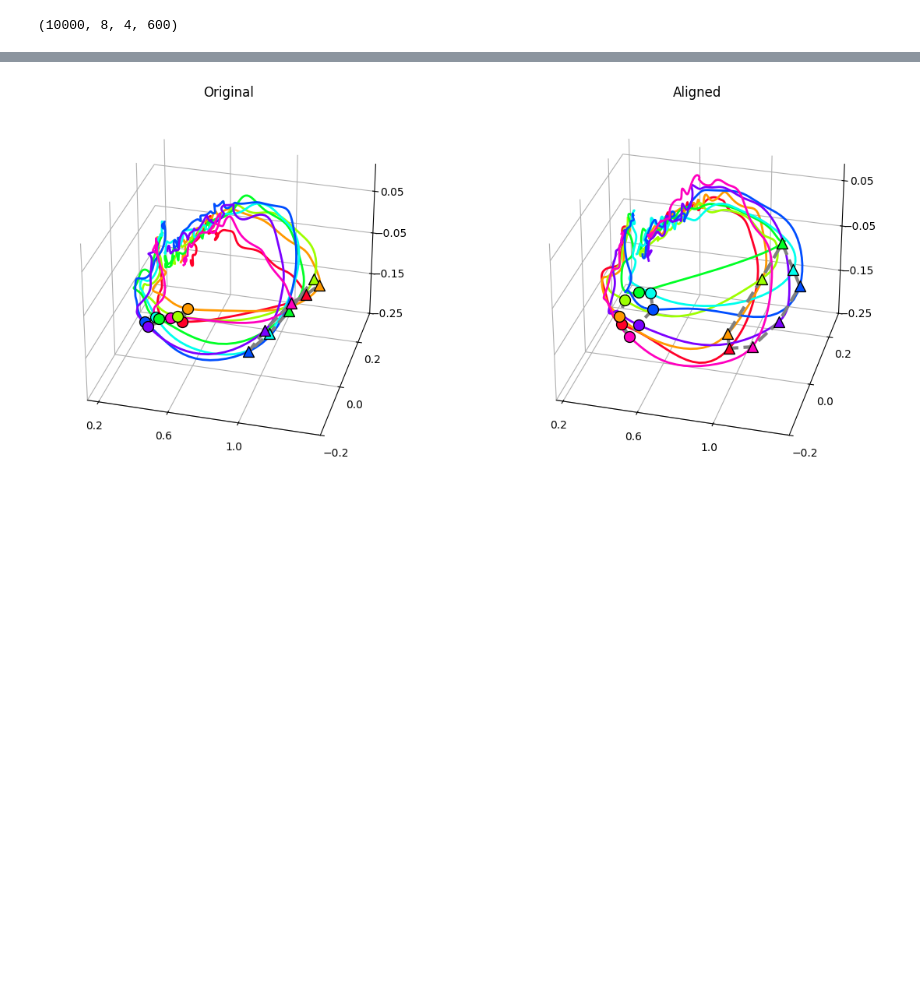
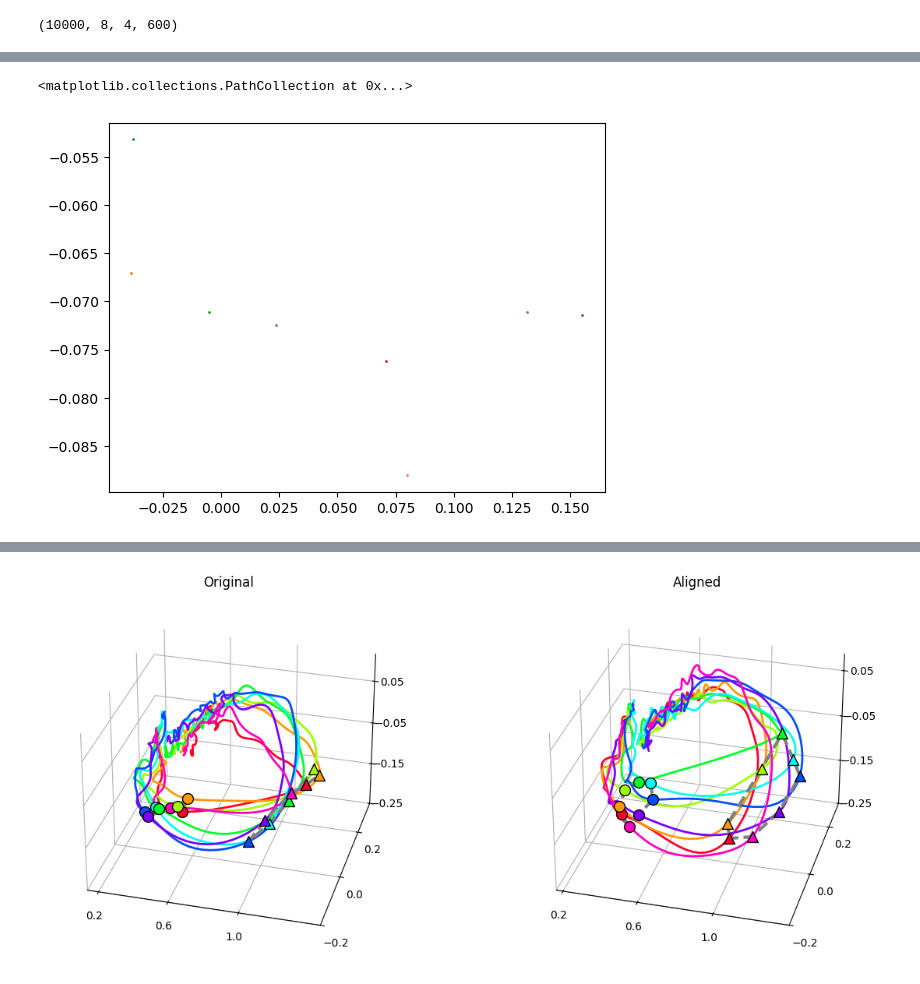
Before and after one commit to NeuroAI-IBS/fn_data_saccade, a Jupyter notebook: Data sorting/python_code/round_boot.ipynb, the cells around one changed output, grey strips where cells are left out. Saved outputs shown, nothing was run; the diff lists cells and outputs as text; code cells hidden in the pictures; blank space fills up the shorter version.

```diff
--- a/Data sorting/python_code/round_boot.ipynb
+++ b/Data sorting/python_code/round_boot.ipynb
@@ -202,3 +270,16 @@ plt.plot(nfinal_out2[a,0,0,:],nfinal_out2[a,0,1,:])
+# %%
+nfinal_out2_m = np.mean(nfinal_out2, axis=0)
+plt.scatter(nfinal_out2_m[0,0,a], nfinal_out2_m[0,1,a],1)
+plt.scatter(nfinal_out2_m[1,0,a], nfinal_out2_m[1,1,a],1)
+plt.scatter(nfinal_out2_m[2,0,a], nfinal_out2_m[2,1,a],1)
+plt.scatter(nfinal_out2_m[3,0,a], nfinal_out2_m[3,1,a],1)
+plt.scatter(nfinal_out2_m[4,0,a], nfinal_out2_m[4,1,a],1)
+plt.scatter(nfinal_out2_m[5,0,a], nfinal_out2_m[5,1,a],1)
+plt.scatter(nfinal_out2_m[6,0,a], nfinal_out2_m[6,1,a],1)
+plt.scatter(nfinal_out2_m[7,0,a], nfinal_out2_m[7,1,a],1)
+# %% [output]
+<matplotlib.collections.PathCollection at 0x...>
+[figure, added]
 # %%
 #Adjust MWM by subtract data point at -300 to -200ms
 
```
Also changed, not shown: parts of 9 cells of this notebook, 1 other file.
